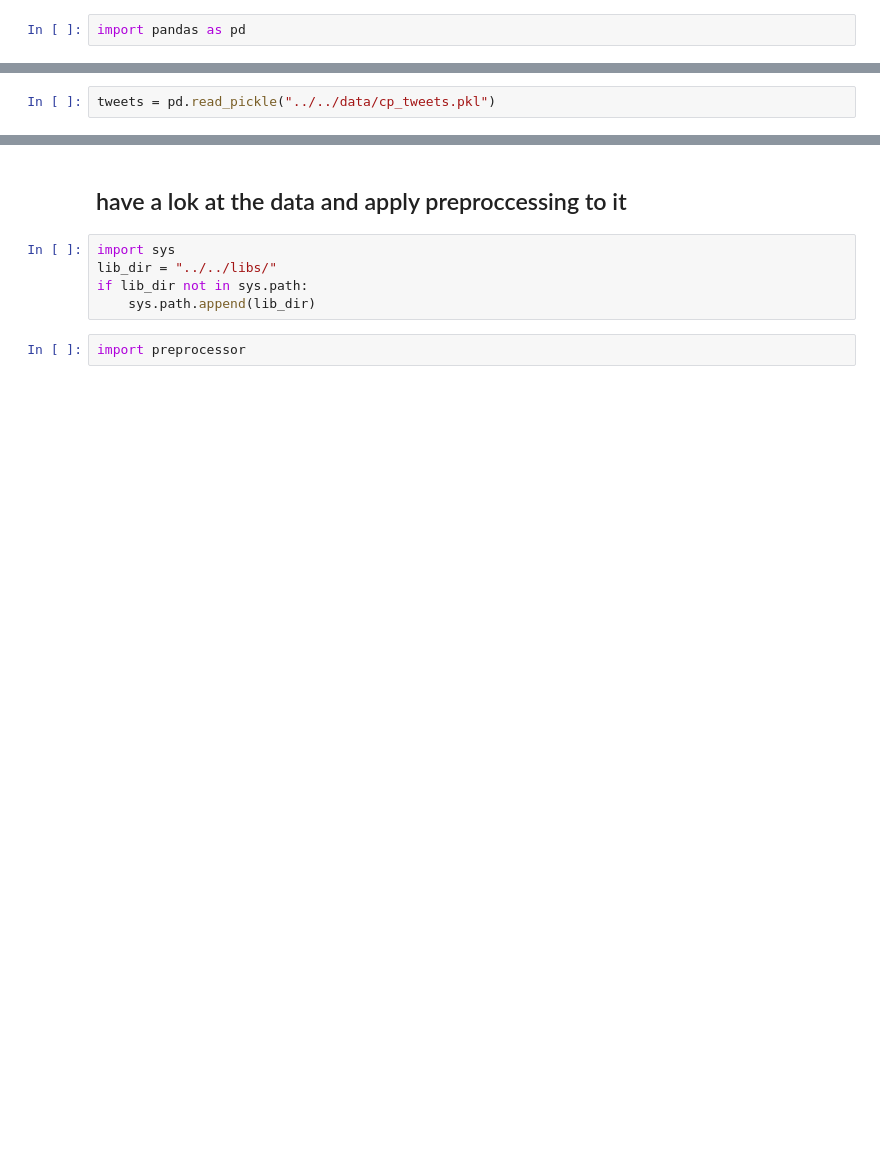
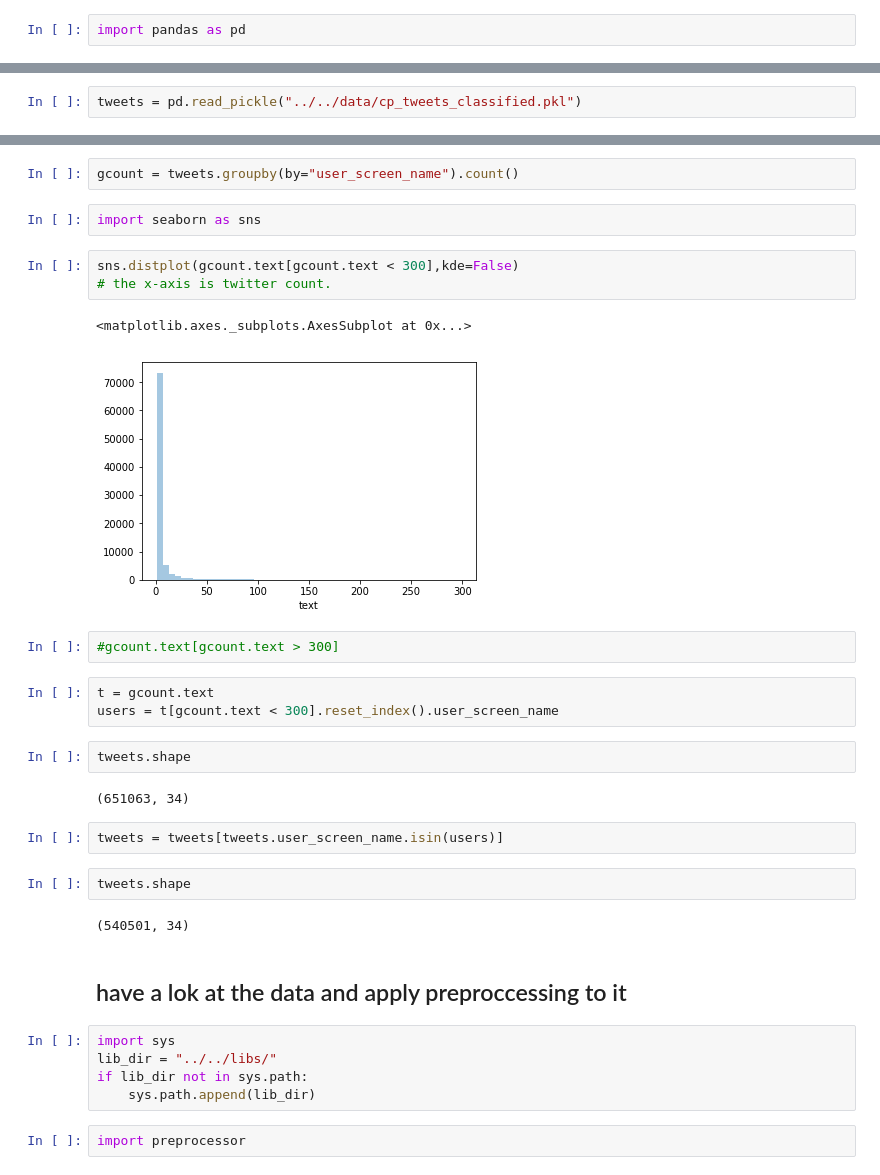
Before and after one commit to JeroenSchmidt/UvA-DSF-group, a Jupyter notebook: week3-4/exploration_notebooks/jeroen/topic analysis.ipynb, the cells around one changed output, grey strips where cells are left out. Saved outputs shown, nothing was run; the diff lists cells and outputs as text; blank space fills up the shorter version.

```diff
--- a/week3-4/exploration_notebooks/jeroen/topic analysis.ipynb
+++ b/week3-4/exploration_notebooks/jeroen/topic analysis.ipynb
@@ -5,2 +6,2 @@ pd.set_option("max_columns",100)
 # %%
-tweets = pd.read_pickle("../../data/cp_tweets.pkl")
+tweets = pd.read_pickle("../../data/cp_tweets_classified.pkl")
@@ -7,3 +17,28 @@ tweets = pd.read_pickle("../../data/cp_tweets.pkl")
+# %%
+gcount = tweets.groupby(by="user_screen_name").count()
+# %%
+import seaborn as sns
+# %%
+sns.distplot(gcount.text[gcount.text < 300],kde=False)
+# the x-axis is twitter count.
+# %% [output]
+<matplotlib.axes._subplots.AxesSubplot at 0x...>
+[figure, added]
+# %%
+#gcount.text[gcount.text > 300]
+# %%
+t = gcount.text
+users = t[gcount.text < 300].reset_index().user_screen_name
+# %%
+tweets.shape
+# %% [output]
+(651063, 34)
+# %%
+tweets = tweets[tweets.user_screen_name.isin(users)]
+# %%
+tweets.shape
+# %% [output]
+(540501, 34)
 # %% [markdown]
 ## have a lok at the data and apply preproccessing to it
 # %%
```
Also changed, not shown: parts of 26 cells of this notebook.
